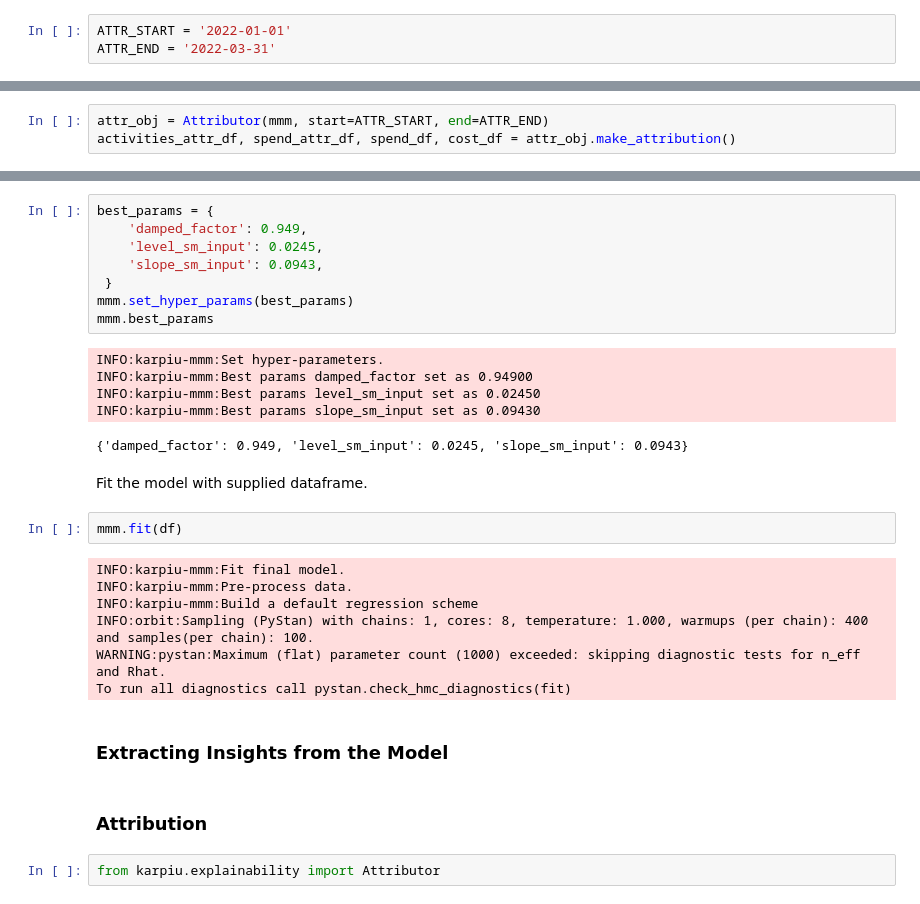
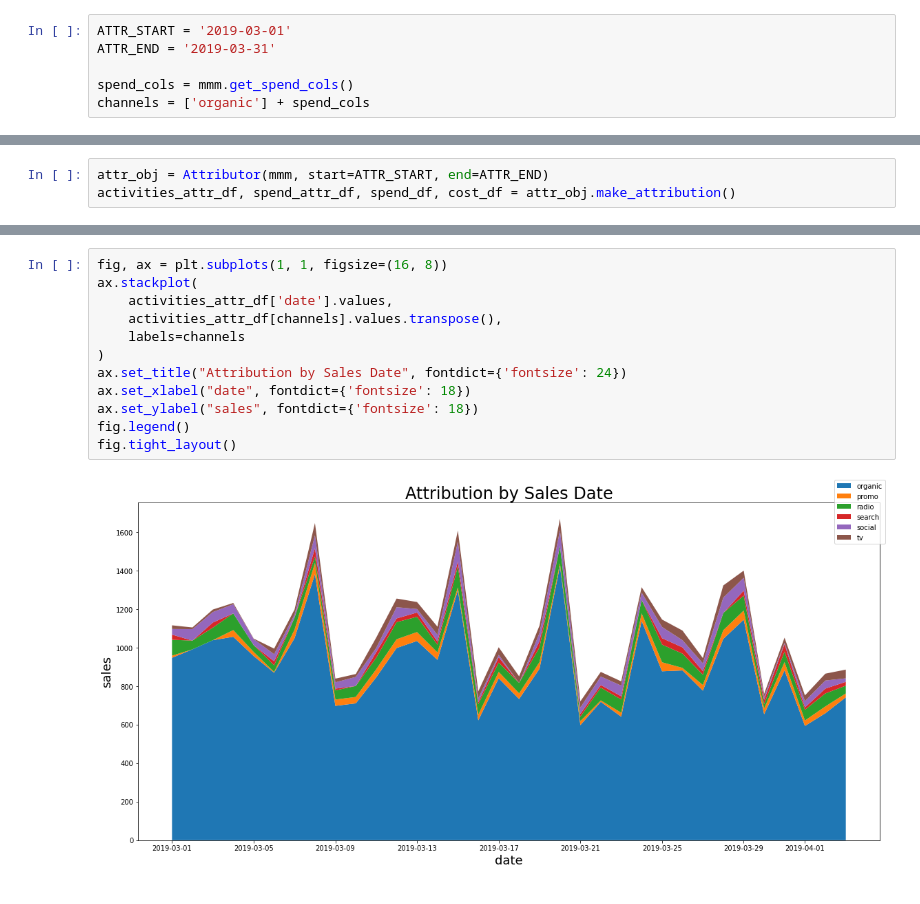
Before and after one commit to edwinnglabs/karpiu, a Jupyter notebook: docs/examples/attribution.ipynb, the cells around one changed output, grey strips where cells are left out. Drawn from its saved outputs; the diff is of its cells as text.

Commit message:
finished attribution tutorial

```diff
--- a/docs/examples/attribution.ipynb
+++ b/docs/examples/attribution.ipynb
@@ -32,3 +34,6 @@ After that, simply specify the interval for the attribution period. Then we can
 # %%
-ATTR_START = '2022-01-01'
-ATTR_END = '2022-03-31'
+ATTR_START = '2019-03-01'
+ATTR_END = '2019-03-31'
+
+spend_cols = mmm.get_spend_cols()
+channels = ['organic'] + spend_cols
@@ -40,31 +54,14 @@ For now, users can skip the hyper-parameters fitting section and directly set so
-# %%
-best_params = {
-    'damped_factor': 0.949,
-    'level_sm_input': 0.0245,
-    'slope_sm_input': 0.0943,
- }
-mmm.set_hyper_params(best_params)
-mmm.best_params
-# %% [output]
-INFO:karpiu-mmm:Set hyper-parameters.
-INFO:karpiu-mmm:Best params damped_factor set as 0.94900
-INFO:karpiu-mmm:Best params level_sm_input set as 0.02450
-INFO:karpiu-mmm:Best params slope_sm_input set as 0.09430
-{'damped_factor': 0.949, 'level_sm_input': 0.0245, 'slope_sm_input': 0.0943}
-# %% [markdown]
-Fit the model with supplied dataframe.
-# %%
-mmm.fit(df)
-# %% [output]
-INFO:karpiu-mmm:Fit final model.
-INFO:karpiu-mmm:Pre-process data.
-INFO:karpiu-mmm:Build a default regression scheme
-INFO:orbit:Sampling (PyStan) with chains: 1, cores: 8, temperature: 1.000, warmups (per chain): 400 and samples(per chain): 100.
-WARNING:pystan:Maximum (flat) parameter count (1000) exceeded: skipping diagnostic tests for n_eff and Rhat.
-To run all diagnostics call pystan.check_hmc_diagnostics(fit)
-# %% [markdown]
-### Extracting Insights from the Model
-# %% [markdown]
-### Attribution
-# %%
-from karpiu.explainability import Attributor
+# %%
+fig, ax = plt.subplots(1, 1, figsize=(16, 8))
+ax.stackplot(
+    activities_attr_df['date'].values,
+    activities_attr_df[channels].values.transpose(),
+    labels=channels
+)
+ax.set_title("Attribution by Sales Date", fontdict={'fontsize': 24})
+ax.set_xlabel("date", fontdict={'fontsize': 18})
+ax.set_ylabel("sales", fontdict={'fontsize': 18})
+fig.legend()
+fig.tight_layout()
+# %% [output]
+[figure, added]
```
Also changed, not shown: parts of 18 cells of this notebook.
